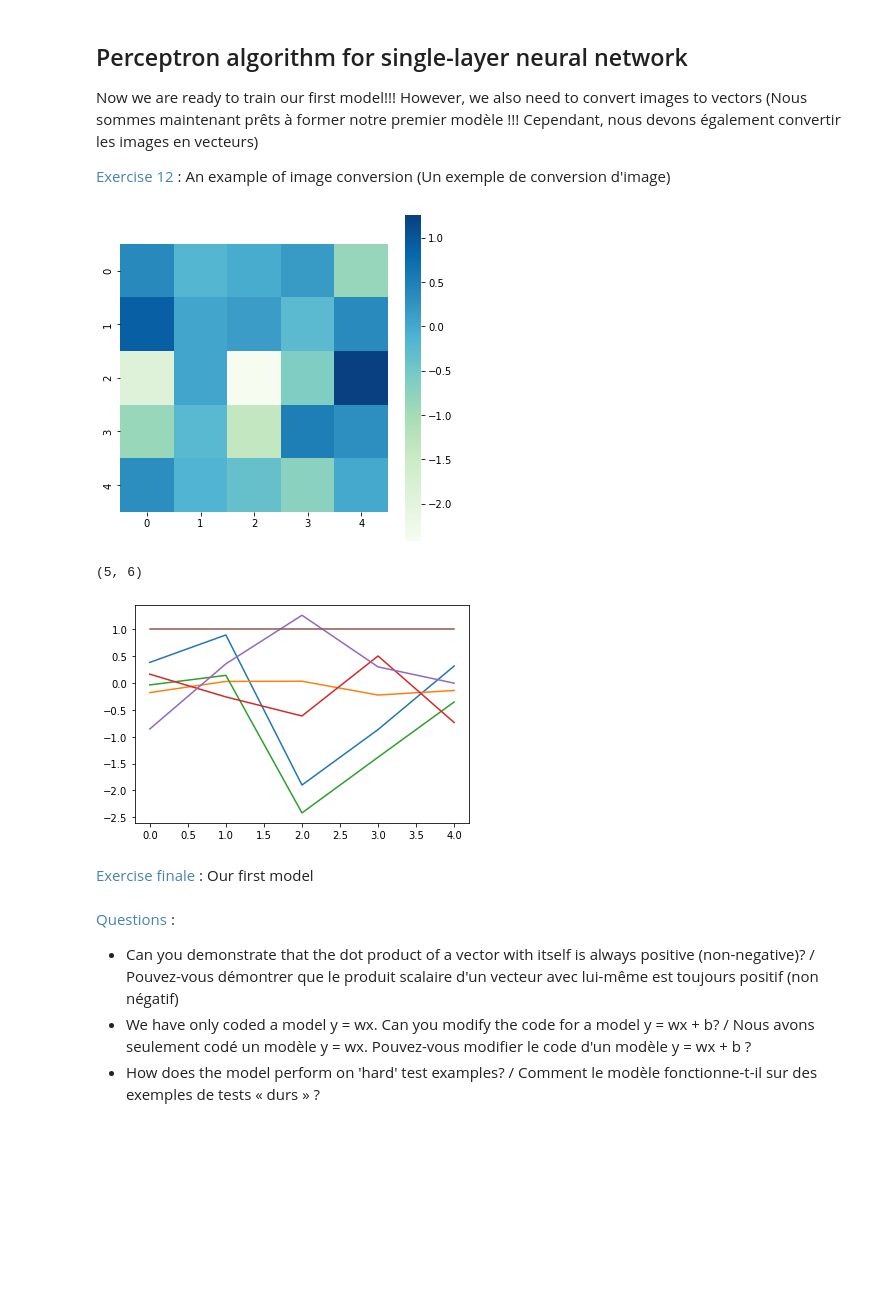
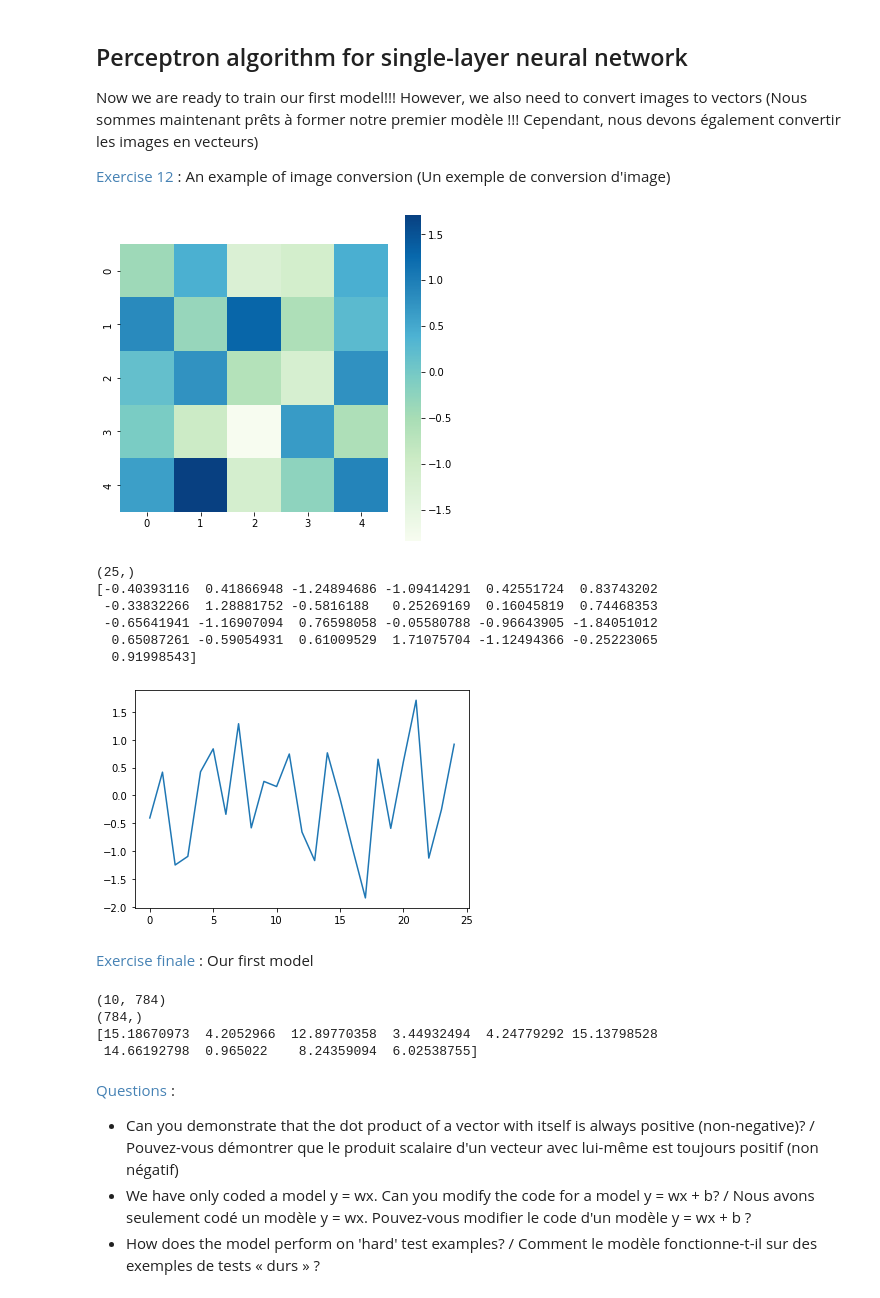
Before and after one commit to SergeiGrudinin/deeplearning-beginners, a Jupyter notebook: notebook/Exercise1.ipynb, the cells around one changed output. Saved outputs shown, nothing was run; the diff lists cells and outputs as text; code cells hidden in the pictures; blank space fills up the shorter version.

```diff
--- a/notebook/Exercise1.ipynb
+++ b/notebook/Exercise1.ipynb
@@ -235,29 +299,42 @@ Now we are ready to train our first model!!! However, we also need to convert im
 # %%
 import matplotlib.pyplot as plt
 import numpy as np
 import seaborn as sns
 
 def flatten(W):
-    v = ... # Exercise 12, please convert a 5 x 5 matrix to a 25 vector
+    v = np.empty(W.shape[0]*W.shape[1])
+    indx = -1
+    for i in range(W.shape[0]):
+        for j in range (W.shape[1]):
+            indx = indx + 1
+            # index = i*W.shape[0] + j
+            v[indx] = W[i][j]
+    # v = ... # Exercise 12, please convert a 5 x 5 matrix to a 25 vector
     return v
 
 #create a random numpy matrix
 W = np.random.randn(5, 5)            # (5 x 5)
 
 f, ax = plt.subplots(figsize=(6, 6))
 sns.heatmap(W, annot=False, fmt='.1f', square=True, cmap="GnBu")
 plt.show()
 
 v = flatten(W)
 
 # v = np.c_[W, np.ones(5)]
 print(v.shape)
+print(v)
 
 plt.plot(v)
 plt.show()
 # %% [output]
-[figure, old version]
+[figure, new version]
-(5, 6)
+(25,)
+[-0.40393116  0.41866948 -1.24894686 -1.09414291  0.42551724  0.83743202
+ -0.33832266  1.28881752 -0.5816188   0.25269169  0.16045819  0.74468353
+ -0.65641941 -1.16907094  0.76598058 -0.05580788 -0.96643905 -1.84051012
+  0.65087261 -0.59054931  0.61009529  1.71075704 -1.12494366 -0.25223065
+  0.91998543]
-[figure, old version]
+[figure, new version]
 # %% [markdown]
 <span style="color:SteelBlue"> Exercise finale</span> : Our first model
@@ -264,17 +370,24 @@ plt.show()
 # %%
-import numpy as np
+def dot_product(W,a):
+    # print(W.shape)
+    # print(a.shape)
+    assert W.shape[-1] == a.shape[0]
+    # dot = []
 
-def flatten(X):
-    X_flat = ...                                 # Flatten: (N x 28 x 28) -> (N x 784)
-    # output = np.c_[X_flat, np.ones(len(X))]       # Append 1: (N x 784) -> (N x 785)
-    return output
+    shape0 = W.shape[0]
+    shape1 = W.shape[1]
+    dot_np = np.empty(shape0)
 
-data = np.load('mnist.npz')
-Xtrain = flatten(data['train_x'])             # (60000 x 785)
-Ytrain = data['train_y']                      # (60000)
-Xtest = flatten(data['test_x'])               # (10000 x 785)
-Ytest = data['test_y']                        # (10000)
+    # print(dot_np)
 
+    for i in range(shape0):
+        # dot_i = 0
+        dot_np[i] = 0
+        for j in range(shape1):
+            # dot_i = dot_i + W[i][j]*a[j]
+            dot_np[i] += W[i][j]*a[j]
+        # dot.append(dot_i)
+    return dot_np
 
 W = np.random.randn(10, 28*28)            # (10 x 784), initial weights
 
@@ -288,8 +401,11 @@ for t in range(100):
         y_pred = argmax(dot)                    # substitute your argmax / remplacez par votre argmax
 
         if y_pred != y:
-            W[y] += ...                         # we need to increase the dot product... How can we do this? / nous devons augmenter le produit scalaire... Comment pouvons-nous faire cela ?
-            W[y_pred] -= ...                    # we need to decreases the dot product... How can we do this? / nous devons diminuer le produit scalaire... Comment pouvons-nous faire cela ?
+            continue
+            # W[y] += ...                         # we need to increase the dot product... How can we do this? /
+                                                # nous devons augmenter le produit scalaire... Comment pouvons-nous faire cela ?
+            # W[y_pred] -= ...                    # we need to decreases the dot product... How can we do this? /
+                                                # nous devons diminuer le produit scalaire... Comment pouvons-nous faire cela ?
         else:
             num_correct_train += 1
 
@@ -306,6 +422,11 @@ for t in range(100):
         float(num_correct_train) / len(Ytrain),
         float(num_correct_test) / len(Ytest)
     ))
+# %% [output]
+(10, 784)
+(784,)
+[15.18670973  4.2052966  12.89770358  3.44932494  4.24779292 15.13798528
+ 14.66192798  0.965022    8.24359094  6.02538755]
 # %% [markdown]
 <span style="color:SteelBlue"> Questions</span> :
 - Can you demonstrate that the dot product of a vector with itself is always positive (non-negative)? / Pouvez-vous démontrer que le produit scalaire d'un vecteur avec lui-même est toujours positif (non négatif)
```
Also changed, not shown: parts of 7 cells of this notebook.
